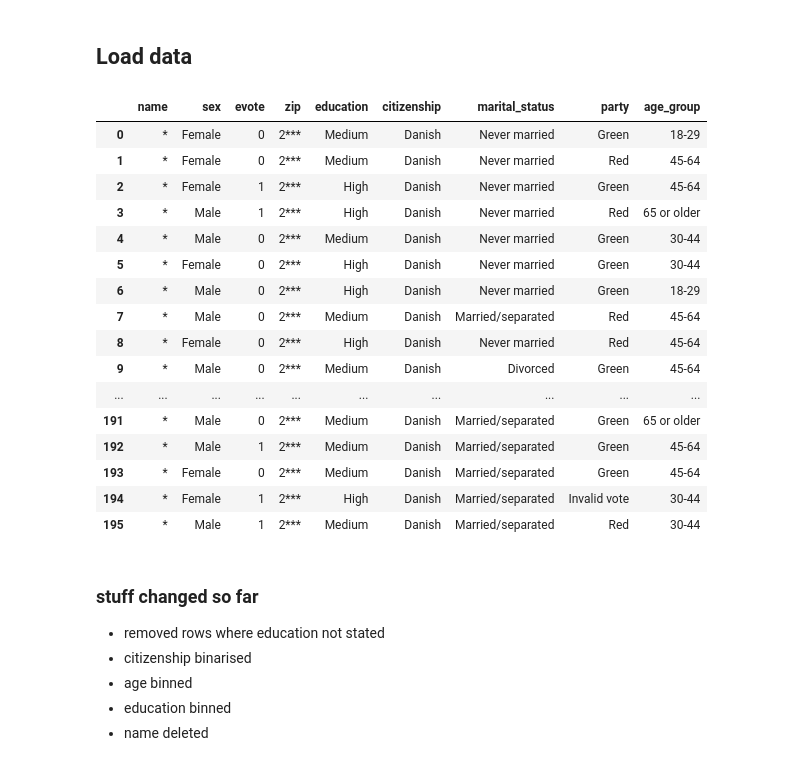
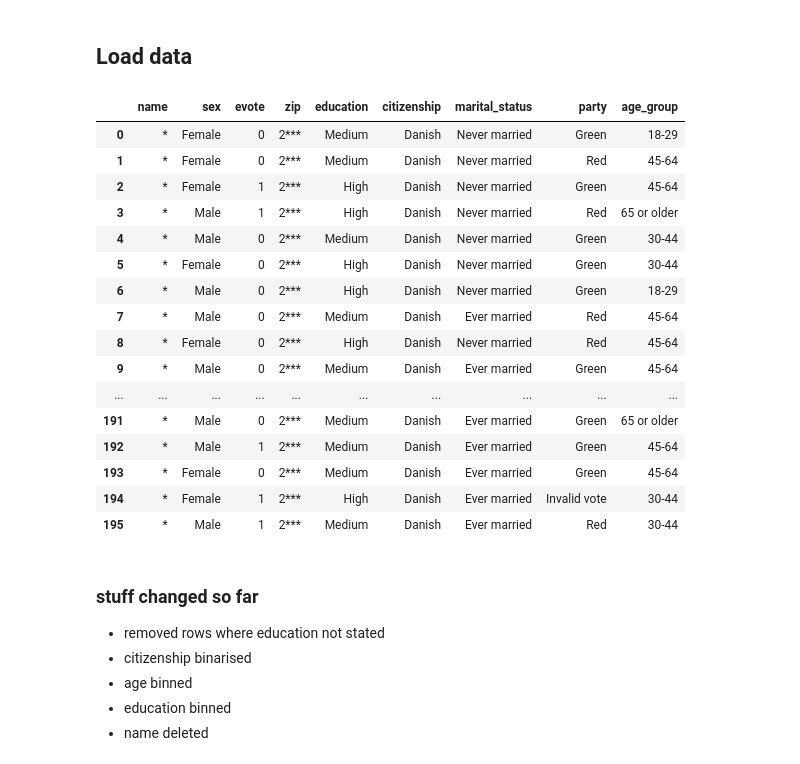
Before and after one commit to darageorgieva/Elections-Data-Anonymisation-Security-Privacy-Project, a Jupyter notebook: annonymisation/anon_check - Copy.ipynb, the cells around one changed output. Saved outputs shown, nothing was run; the diff lists cells and outputs as text; code cells hidden in the pictures.

```diff
--- a/annonymisation/anon_check - Copy.ipynb
+++ b/annonymisation/anon_check - Copy.ipynb
@@ -13,26 +13,32 @@ pd.set_option("display.width", 200)
 # %%
 df = pd.read_csv(r"..\data\private_data_preprocessed.csv", dtype=str)   # read everything as text (evote, zip as characters)
 df = df.drop(columns=[c for c in df.columns if c.startswith("Unnamed") or c == "X"], errors="ignore")  # drop row-index column
 df["zip"] = df["zip"].str[0] + "***"
+df["marital_status"] = df["marital_status"].replace({
+    "Married/separated": "Ever married",
+    "Divorced": "Ever married",
+    "Widowed": "Ever married",
+    "Never married": "Never married"
+})
 df
 # %% [output]
 |  | name | sex | evote | zip | education | citizenship | marital_status | party | age_group |
 | 0 | * | Female | 0 | 2*** | Medium | Danish | Never married | Green | 18-29 |
 | 1 | * | Female | 0 | 2*** | Medium | Danish | Never married | Red | 45-64 |
 | 2 | * | Female | 1 | 2*** | High | Danish | Never married | Green | 45-64 |
 | 3 | * | Male | 1 | 2*** | High | Danish | Never married | Red | 65 or older |
 | 4 | * | Male | 0 | 2*** | Medium | Danish | Never married | Green | 30-44 |
 | 5 | * | Female | 0 | 2*** | High | Danish | Never married | Green | 30-44 |
 | 6 | * | Male | 0 | 2*** | High | Danish | Never married | Green | 18-29 |
-| 7 | * | Male | 0 | 2*** | Medium | Danish | Married/separated | Red | 45-64 |
+| 7 | * | Male | 0 | 2*** | Medium | Danish | Ever married | Red | 45-64 |
 | 8 | * | Female | 0 | 2*** | High | Danish | Never married | Red | 45-64 |
-| 9 | * | Male | 0 | 2*** | Medium | Danish | Divorced | Green | 45-64 |
+| 9 | * | Male | 0 | 2*** | Medium | Danish | Ever married | Green | 45-64 |
 | ... | ... | ... | ... | ... | ... | ... | ... | ... | ... |
-| 191 | * | Male | 0 | 2*** | Medium | Danish | Married/separated | Green | 65 or older |
-| 192 | * | Male | 1 | 2*** | Medium | Danish | Married/separated | Green | 45-64 |
-| 193 | * | Female | 0 | 2*** | Medium | Danish | Married/separated | Green | 45-64 |
-| 194 | * | Female | 1 | 2*** | High | Danish | Married/separated | Invalid vote | 30-44 |
-| 195 | * | Male | 1 | 2*** | Medium | Danish | Married/separated | Red | 30-44 |
+| 191 | * | Male | 0 | 2*** | Medium | Danish | Ever married | Green | 65 or older |
+| 192 | * | Male | 1 | 2*** | Medium | Danish | Ever married | Green | 45-64 |
+| 193 | * | Female | 0 | 2*** | Medium | Danish | Ever married | Green | 45-64 |
+| 194 | * | Female | 1 | 2*** | High | Danish | Ever married | Invalid vote | 30-44 |
+| 195 | * | Male | 1 | 2*** | Medium | Danish | Ever married | Red | 30-44 |
 # %% [markdown]
 ### stuff changed so far
 - removed rows where education not stated
```
Also changed, not shown: parts of 7 cells of this notebook, 3 other files.
